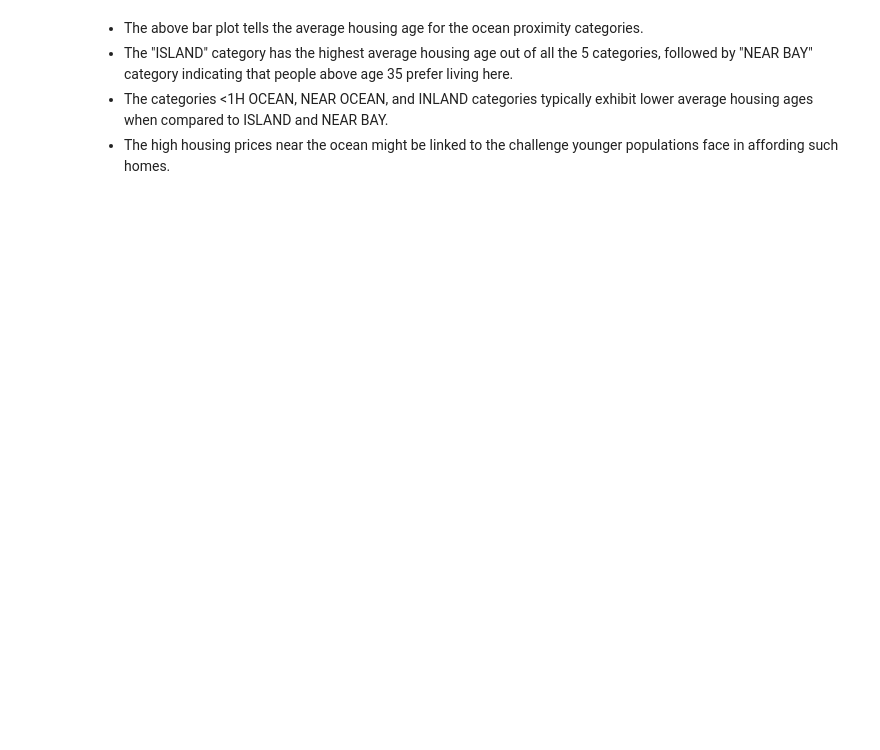
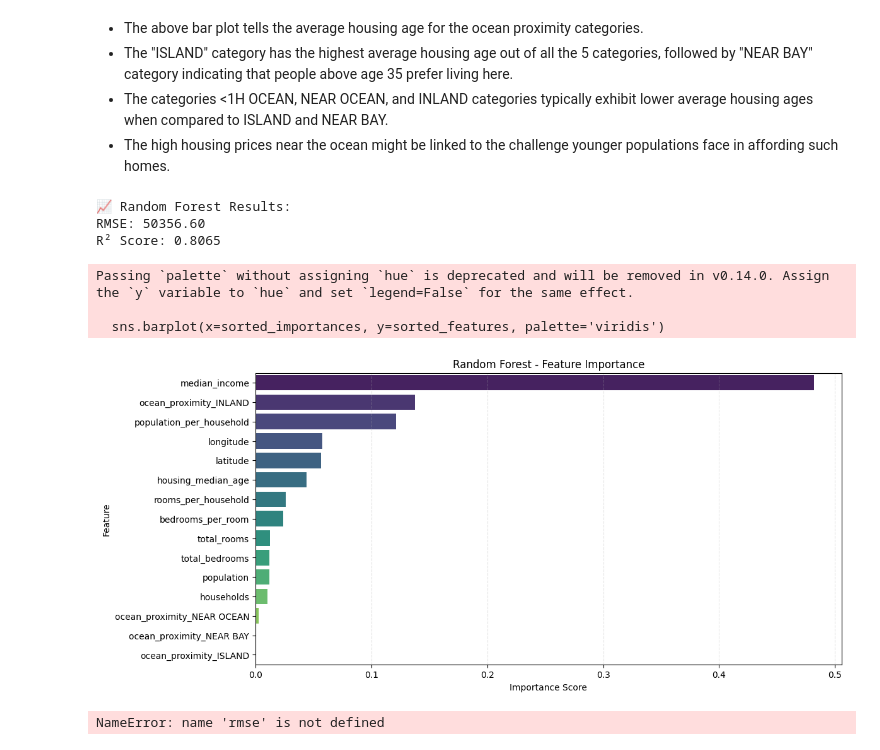
Before and after one commit to mrunalikatta1998/House-Value-Prediction, a Jupyter notebook: notebooks/Data Exploration for California Housing Prices.ipynb, the cells around one changed output. Drawn from its saved outputs; the diff is of its cells as text; code cells hidden in the pictures; blank space fills up the shorter version.

Commit message:
✅ Added EDA, feature engineering, linear & random forest models, evaluation, and comparison

```diff
--- a/notebooks/Data Exploration for California Housing Prices.ipynb
+++ b/notebooks/Data Exploration for California Housing Prices.ipynb
@@ -245,3 +252,78 @@ plt.show()
 - The "ISLAND" category has the highest average housing age out of all the 5 categories, followed by "NEAR BAY" category indicating that people above age 35 prefer living here.
 - The categories <1H OCEAN, NEAR OCEAN, and INLAND categories typically exhibit lower average housing ages when compared to ISLAND and NEAR BAY.
 - The high housing prices near the ocean might be linked to the challenge younger populations face in affording such homes.
+# %%
+# (If not already run, paste and run this first)
+
+# Feature Engineering
+df = dataFrame.copy()
+df['rooms_per_household'] = df['total_rooms'] / df['households']
+df['bedrooms_per_room'] = df['total_bedrooms'] / df['total_rooms']
+df['population_per_household'] = df['population'] / df['households']
+df = pd.get_dummies(df, columns=['ocean_proximity'], drop_first=True)
+
+# Split
+X = df.drop('median_house_value', axis=1)
+y = df['median_house_value']
+from sklearn.model_selection import train_test_split
+X_train, X_test, y_train, y_test = train_test_split(X, y, test_size=0.2, random_state=42)
+# %%
+from sklearn.linear_model import LinearRegression
+from math import sqrt
+from sklearn.metrics import mean_squared_error, r2_score
+
+# Train Linear Regression
+lr_model = LinearRegression()
+lr_model.fit(X_train, y_train)
+
+# Predict and evaluate
+lr_preds = lr_model.predict(X_test)
+mse = mean_squared_error(y_test, lr_preds)
+rmse = sqrt(mse)
+r2 = r2_score(y_test, lr_preds)
+
+print("📉 Linear Regression Results:")
+print(f"RMSE: {rmse:.2f}")
+print(f"R² Score: {r2:.4f}")
+# %% [output]
+📈 Random Forest Results:
+RMSE: 50356.60
+R² Score: 0.8065
+# %%
+# 📊 Feature Importance Plot
+
+# Get feature importances
+importances = rf_model.feature_importances_
+feature_names = X.columns
+
+# Sort features by importance
+sorted_indices = np.argsort(importances)[::-1]
+sorted_features = feature_names[sorted_indices]
+sorted_importances = importances[sorted_indices]
+
+# Plot
+plt.figure(figsize=(12, 6))
+sns.barplot(x=sorted_importances, y=sorted_features, palette='viridis')
+plt.title("Random Forest - Feature Importance")
+plt.xlabel("Importance Score")
+plt.ylabel("Feature")
+plt.grid(axis='x', alpha=0.3, linestyle='--')
+plt.show()
+# %% [output]
+Passing `palette` without assigning `hue` is deprecated and will be removed in v0.14.0. Assign the `y` variable to `hue` and set `legend=False` for the same effect.
+
+  sns.barplot(x=sorted_importances, y=sorted_features, palette='viridis')
+[figure, added]
+# %%
+import pandas as pd
+
+results = pd.DataFrame({
+    'Model': ['Linear Regression', 'Random Forest'],
+    'RMSE': [rmse, rf_rmse],
+    'R² Score': [r2, rf_r2]
+})
+
+print("📊 Final Model Comparison:")
+display(results)
+# %% [output]
+NameError: name 'rmse' is not defined
```
Also changed, not shown: parts of 4 cells of this notebook, 1 other file.
